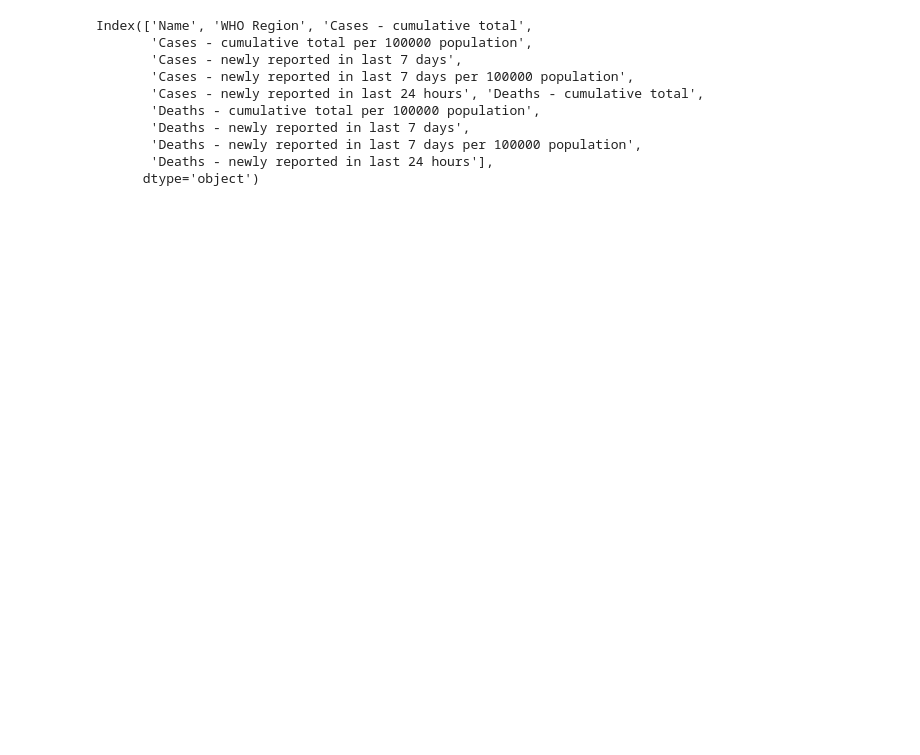
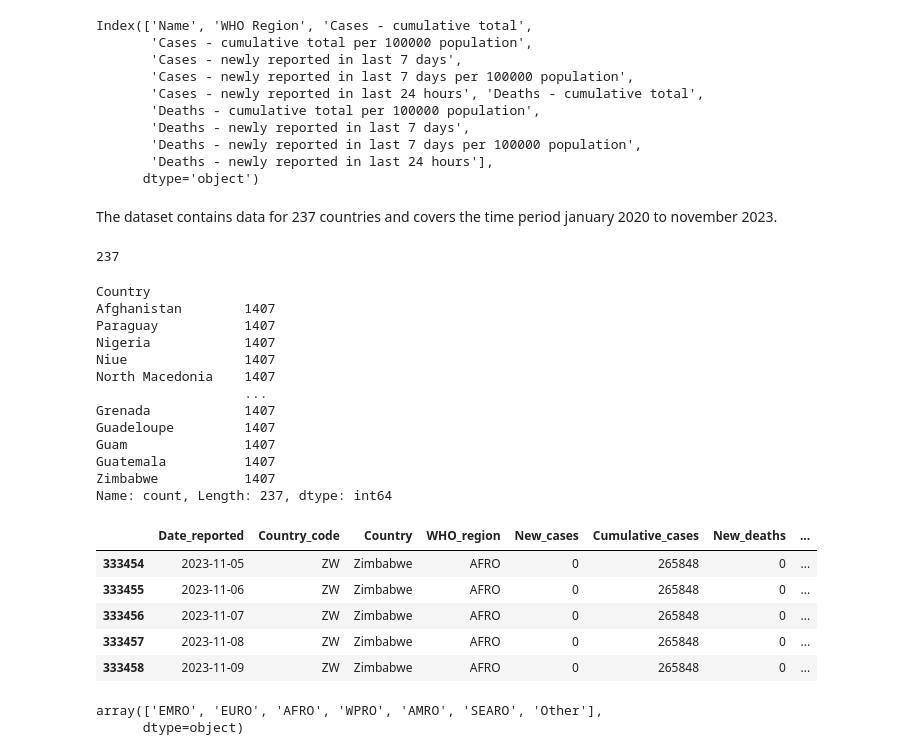
Before and after one commit to DeerBay/Data-Processing-Julia-Sjoholm, a Jupyter notebook: Lab/Exercise04.ipynb, the cells around one changed output. Drawn from its saved outputs; the diff is of its cells as text; code cells hidden in the pictures; blank space fills up the shorter version.

```diff
--- a/Lab/Exercise04.ipynb
+++ b/Lab/Exercise04.ipynb
@@ -48,3 +55,5 @@ covid_global_data_nov_2023 = pd.read_csv(url)
+# %%
+covid_global_data = pd.read_csv("Data/WHO-COVID-19-global-data.csv")
 # %% [markdown]
 The code below gives us a inital understanding of what kind of data we can expect using .head(). The data set contains data from the third of january 2020 and the number of new cases and deaths as well as total number of cases and deceased by day.
 # %%
@@ -81,3 +90,35 @@ Index(['Name', 'WHO Region', 'Cases - cumulative total',
        'Deaths - newly reported in last 7 days per 100000 population',
        'Deaths - newly reported in last 24 hours'],
       dtype='object')
+# %% [markdown]
+The dataset contains data for 237 countries and covers the time period january 2020 to november 2023.
+# %%
+display(len(covid_global_data["Country"].value_counts()))
+display(covid_global_data["Country"].value_counts())
+display(covid_global_data.tail())
+# %% [output]
+237
+Country
+Afghanistan        1407
+Paraguay           1407
+Nigeria            1407
+Niue               1407
+North Macedonia    1407
+                   ...
+Grenada            1407
+Guadeloupe         1407
+Guam               1407
+Guatemala          1407
+Zimbabwe           1407
+Name: count, Length: 237, dtype: int64
+|  | Date_reported | Country_code | Country | WHO_region | New_cases | Cumulative_cases | New_deaths | ... |
+| 333454 | 2023-11-05 | ZW | Zimbabwe | AFRO | 0 | 265848 | 0 | ... |
+| 333455 | 2023-11-06 | ZW | Zimbabwe | AFRO | 0 | 265848 | 0 | ... |
+| 333456 | 2023-11-07 | ZW | Zimbabwe | AFRO | 0 | 265848 | 0 | ... |
+| 333457 | 2023-11-08 | ZW | Zimbabwe | AFRO | 0 | 265848 | 0 | ... |
+| 333458 | 2023-11-09 | ZW | Zimbabwe | AFRO | 0 | 265848 | 0 | ... |
+# %%
+covid_global_data["WHO_region"].unique()
+# %% [output]
+array(['EMRO', 'EURO', 'AFRO', 'WPRO', 'AMRO', 'SEARO', 'Other'],
+      dtype=object)
```
Also changed, not shown: parts of 15 cells of this notebook, 1 other file.
